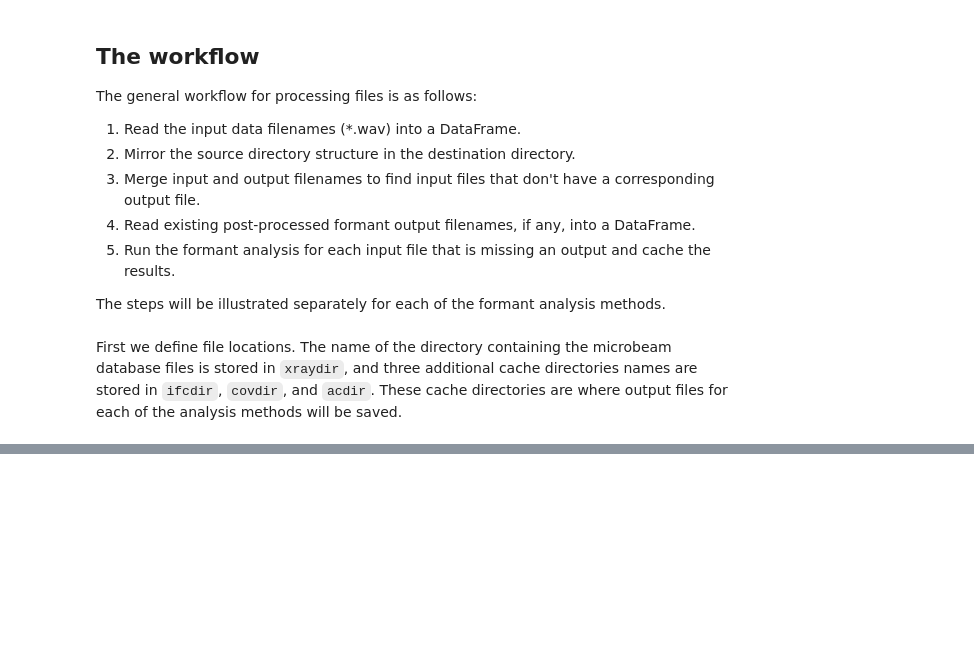
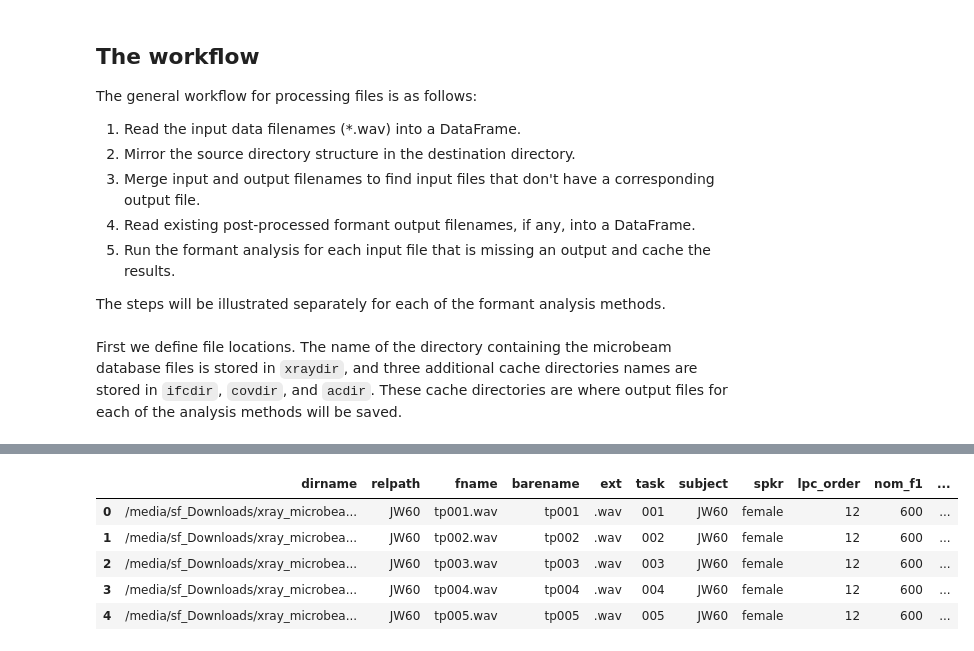
Before and after one commit to rsprouse/phonlab, a Jupyter notebook: doc/Automated formant measurements.ipynb, the cells around one changed output, grey strips where cells are left out. Drawn from its saved outputs; the diff is of its cells as text; code cells hidden in the pictures; blank space fills up the shorter version.

```diff
--- a/doc/Automated formant measurements.ipynb
+++ b/doc/Automated formant measurements.ipynb
@@ -347,0 +43,7 @@ fbdf
+# %%
+md = pd.read_csv(
+    os.path.join(xraydir, 'speaker_metadata.csv'),
+    usecols=['subject', 'sex'],
+    converters={'sex': lambda x: 'female' if x == 'F' else 'male'}
+).rename_axis({'sex': 'spkr'}, axis='columns')
+md.head()
@@ -347,0 +59,7 @@ fbdf
+# %%
+lpcargs = pd.DataFrame.from_records([
+    ('female', '12', '600'),
+    ('male',   '14', '500'),
+    ('child',  '10', '700')
+], columns=['spkr', 'lpc_order', 'nom_f1'])
+lpcargs
@@ -347,0 +71,3 @@ fbdf
+# %%
+md = md.merge(lpcargs, on='spkr', how='left')
+md.head()
@@ -347,0 +85,12 @@ fbdf
+# %%
+dirpat = '^JW6'
+#dirpat = '^JW' # use this instead for all data directories
+fnpat = '^tp(?P<task>00\d)\.wav$'
+#fnpat = '^t[ap](?P<task>\d+)\.wav$' # use this instead for all .wav files
+wavdf = dir2df(
+    xraydir,
+    dirpat=dirpat,
+    fnpat=fnpat,
+    addcols=['dirname', 'barename', 'ext']
+)
+wavdf.head()
@@ -347,0 +136,16 @@ fbdf
+# %%
+ifcdf = wavdf.merge(
+    ifcdf,
+    left_on=['relpath', 'barename'],
+    right_on=['relpath', 'barename'],
+    suffixes=['', '_ifc'],
+    how='left'
+)
+ifcdf.head()
+# %% [output]
+|  | dirname | relpath | fname | barename | ext | task | subject | spkr | lpc_order | nom_f1 | ... |
+| 0 | /media/sf_Downloads/xray_microbea... | JW60 | tp001.wav | tp001 | .wav | 001 | JW60 | female | 12 | 600 | ... |
+| 1 | /media/sf_Downloads/xray_microbea... | JW60 | tp002.wav | tp002 | .wav | 002 | JW60 | female | 12 | 600 | ... |
+| 2 | /media/sf_Downloads/xray_microbea... | JW60 | tp003.wav | tp003 | .wav | 003 | JW60 | female | 12 | 600 | ... |
+| 3 | /media/sf_Downloads/xray_microbea... | JW60 | tp004.wav | tp004 | .wav | 004 | JW60 | female | 12 | 600 | ... |
+| 4 | /media/sf_Downloads/xray_microbea... | JW60 | tp005.wav | tp005 | .wav | 005 | JW60 | female | 12 | 600 | ... |
```
Also changed, not shown: parts of 67 cells of this notebook.
